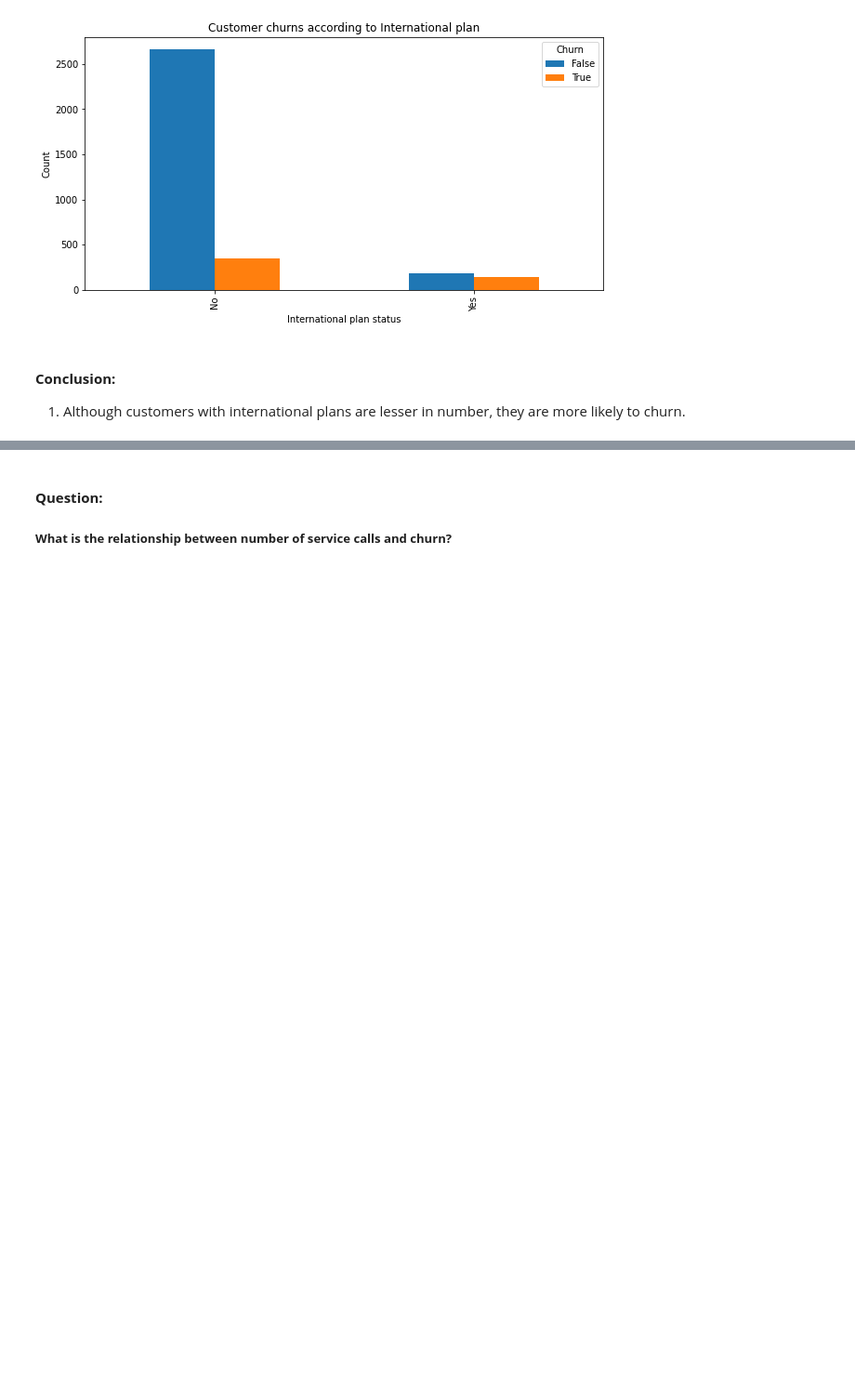
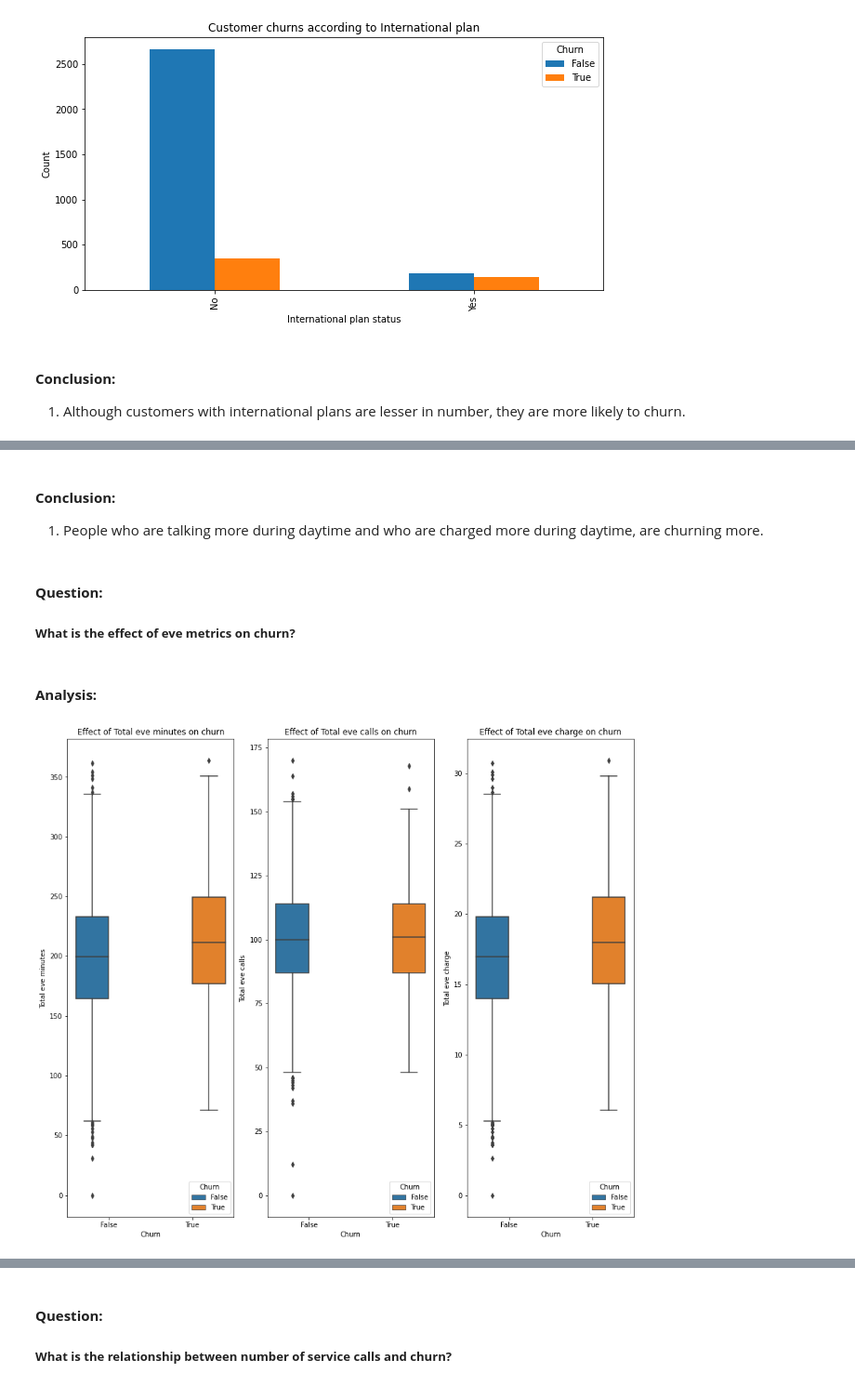
Before and after one commit to Subhajit53/Teleom-Churn-Analysis, a Jupyter notebook: Telecom_Churn_Analysis_Capstone_Project.ipynb, the cells around one changed output, grey strips where cells are left out. Shown at 93% size. Drawn from its saved outputs; the diff is of its cells as text; code cells hidden in the pictures; blank space fills up the shorter version.

```diff
--- a/Telecom_Churn_Analysis_Capstone_Project.ipynb
+++ b/Telecom_Churn_Analysis_Capstone_Project.ipynb
@@ -483,0 +498,30 @@ Text(0, 0.5, 'Count')
+# %% [markdown]
+#### <b> Conclusion: </b>
+1. People who are talking more during daytime and who are charged more during daytime, are churning more.
+# %% [markdown]
+#### <b> Question:
+##### <b> What is the effect of eve metrics on churn?
+# %% [markdown]
+#### <b> Analysis:
+# %%
+
+plt.figure(figsize = (15,13))
+
+plt.subplot(1,3,1)
+sns.boxplot(data = telecom_df, x = 'Churn', y = 'Total eve minutes', hue = 'Churn')
+plt.ylabel("Total eve minutes")
+plt.title('Effect of Total eve minutes on churn')
+
+plt.subplot(1,3,2)
+sns.boxplot(data = telecom_df, x = 'Churn', y = 'Total eve calls', hue = 'Churn')
+plt.ylabel("Total eve calls")
+plt.title('Effect of Total eve calls on churn')
+
+plt.subplot(1,3,3)
+sns.boxplot(data = telecom_df, x = 'Churn', y = 'Total eve charge', hue = 'Churn')
+plt.ylabel("Total eve charge")
+plt.title('Effect of Total eve charge on churn')
+
+plt.show()
+# %% [output]
+[figure, added]
```
Also changed, not shown: parts of 18 cells of this notebook.
